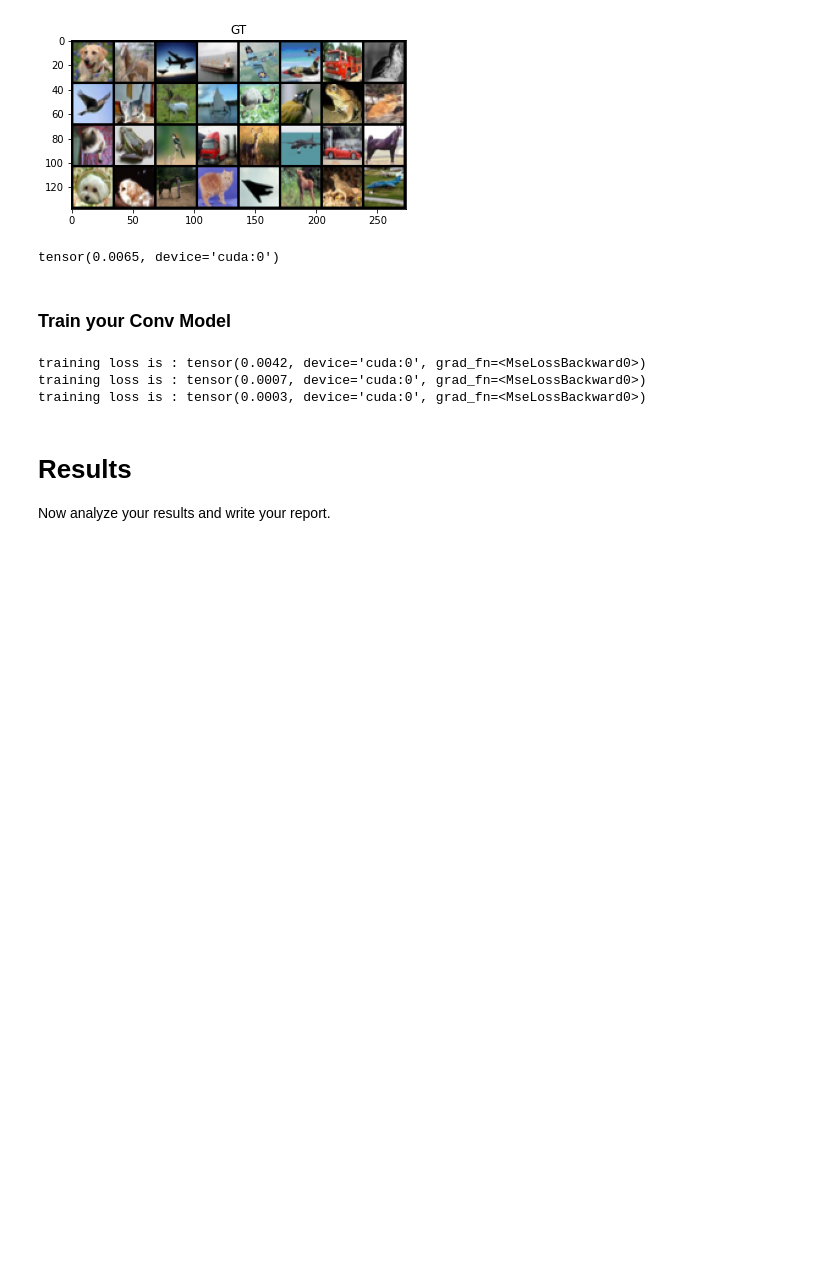
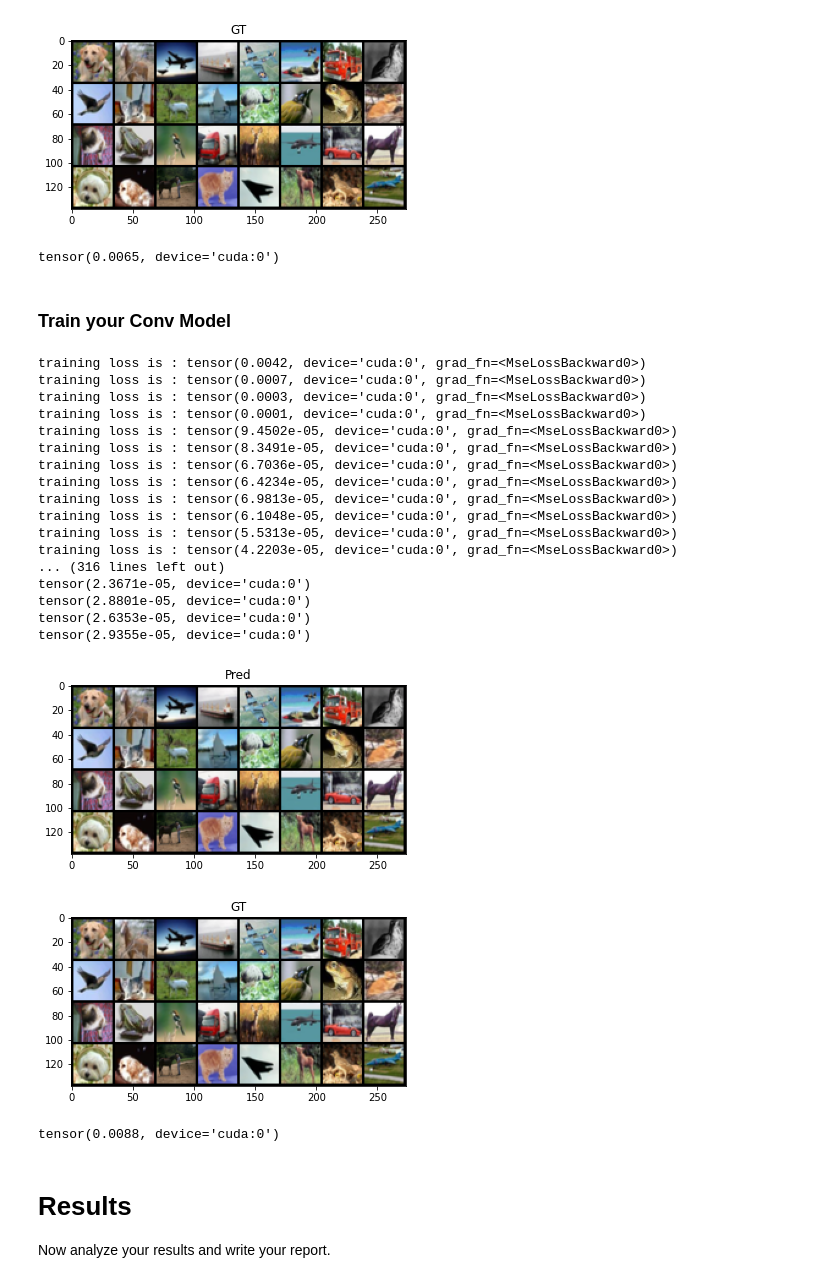
Before and after one commit to thad75/TP-ENSEA-ELEVE, a Jupyter notebook: 2A/Majeure Signal/AutoEncoder.ipynb, the cells around one changed output. Drawn from its saved outputs; the diff is of its cells as text; code cells hidden in the pictures; blank space fills up the shorter version.

```diff
--- a/2A/Majeure Signal/AutoEncoder.ipynb
+++ b/2A/Majeure Signal/AutoEncoder.ipynb
@@ -717,8 +638,7 @@ class Encoder(nn.Module):
         self.input_channel = input_channel
         self.output_channel = output_channel
         self.kernel_size = kernel_size
-        self.model = nn.Sequential( ConvDown(self.input_channel, self.output_channel//2,self.kernel_size),
-                                   ConvDown(self.output_channel//2, self.output_channel,self.kernel_size))
+        self.model = nn.Sequential( ConvDown(self.input_channel, self.output_channel,self.kernel_size))
 
     def forward(self,x):
         return self.model(x)
@@ -735,8 +657,7 @@ class Decoder(nn.Module):
         self.output_channel = output_channel
         self.kernel_size = kernel_size
         self.output = output
-        self.model = nn.Sequential( ConvUp(self.input_channel,self.input_channel//2,self.kernel_size, False),
-                                   ConvUp(self.input_channel//2, self.output_channel,self.kernel_size, self.output))
+        self.model = nn.Sequential( ConvUp(self.input_channel,self.input_channel,self.kernel_size, output))
 
     def forward(self,x):
         return self.model(x)
@@ -745,12 +666,13 @@ class Decoder(nn.Module):
 
 Stack the Encoder and Decoder, we just have to stack them in order to form the AutoEncoder. The stacking is different here as we refer to the input and output channels of each layers.
 # %%
-class AutoEncoder(nn.Module):
+class AutoEncoder_Conv(nn.Module):
 
-    def __init__(self,input_size,latent_size):
+    def __init__(self,input_size,latent_size, output= True):
         super().__init__()
         self.input_size = input_size
         self.latent_size = latent_size
+        self.output = output
         self.model = nn.Sequential(Encoder(self.input_size,self.latent_size),
                                    Decoder(self.latent_size, self.input_size, output= True))
 
@@ -764,7 +686,7 @@ We can reuse the previously written code. However, we need to make some changes.
 * What changes must we do ?
 # %%
 # TODO : Change your model
-model = AutoEncoder(1,8)
+model = AutoEncoder_Conv(1,128)
 # TODO : Reload your HyperParameters
 num_epochs = 20
 device = 'cuda' if torch.cuda.is_available() else 'cpu'
@@ -804,11 +726,7 @@ for epoch in range(num_epochs) :
 
 # TODO : Rewrite your Testing Loop
 
-import torch
-import torchvision
-import torchvision.transforms as transform
-import matplotlib.pyplot as plt
-import numpy as np
+
 
 with torch.no_grad():
   running_loss = []
@@ -1000,7 +920,7 @@ tensor(0.0065, device='cuda:0')
 ### Train your Conv Model
 # %%
 # TODO : Create you
-model = AutoEncoder(3,512)
+model = AutoEncoder_Conv(3,512)
 # TODO : Reload your HyperParameters
 num_epochs = 20
 device = 'cuda' if torch.cuda.is_available() else 'cpu'
@@ -1026,33 +946,50 @@ for epoch in range(num_epochs) :
         running_loss_t += loss.item()
         if i == 50:
           running_loss_t= running_loss_t/50
           print('training loss is :',loss)
 
 # TODO : Rewrite your Testing Loop
 
 import torch
 import torchvision
 import torchvision.transforms as transform
 import matplotlib.pyplot as plt
 import numpy as np
 
 with torch.no_grad():
   running_loss = []
   for i, data in enumerate(test_loader, 0):
     image, label = data[0].to(device), data[1]
     outputs = net(image)
     loss = criterion(outputs, data[0].to(device))
     print(loss)
     running_loss.append(loss)
 
 # Plot the last batch
 imshow(torchvision.utils.make_grid(outputs.detach().cpu()),'Pred')
 imshow(torchvision.utils.make_grid(data[0]),'GT')
 sum(running_loss)
 # %% [output]
 training loss is : tensor(0.0042, device='cuda:0', grad_fn=<MseLossBackward0>)
 training loss is : tensor(0.0007, device='cuda:0', grad_fn=<MseLossBackward0>)
 training loss is : tensor(0.0003, device='cuda:0', grad_fn=<MseLossBackward0>)
+training loss is : tensor(0.0001, device='cuda:0', grad_fn=<MseLossBackward0>)
+training loss is : tensor(9.4502e-05, device='cuda:0', grad_fn=<MseLossBackward0>)
+training loss is : tensor(8.3491e-05, device='cuda:0', grad_fn=<MseLossBackward0>)
+training loss is : tensor(6.7036e-05, device='cuda:0', grad_fn=<MseLossBackward0>)
+training loss is : tensor(6.4234e-05, device='cuda:0', grad_fn=<MseLossBackward0>)
+training loss is : tensor(6.9813e-05, device='cuda:0', grad_fn=<MseLossBackward0>)
+training loss is : tensor(6.1048e-05, device='cuda:0', grad_fn=<MseLossBackward0>)
+training loss is : tensor(5.5313e-05, device='cuda:0', grad_fn=<MseLossBackward0>)
+training loss is : tensor(4.2203e-05, device='cuda:0', grad_fn=<MseLossBackward0>)
+... (316 lines left out)
+tensor(2.3671e-05, device='cuda:0')
+tensor(2.8801e-05, device='cuda:0')
+tensor(2.6353e-05, device='cuda:0')
+tensor(2.9355e-05, device='cuda:0')
+[figure, added]
+[figure, added]
+tensor(0.0088, device='cuda:0')
 # %% [markdown]
 # Results
 
```
Also changed, not shown: parts of 10 cells of this notebook.
